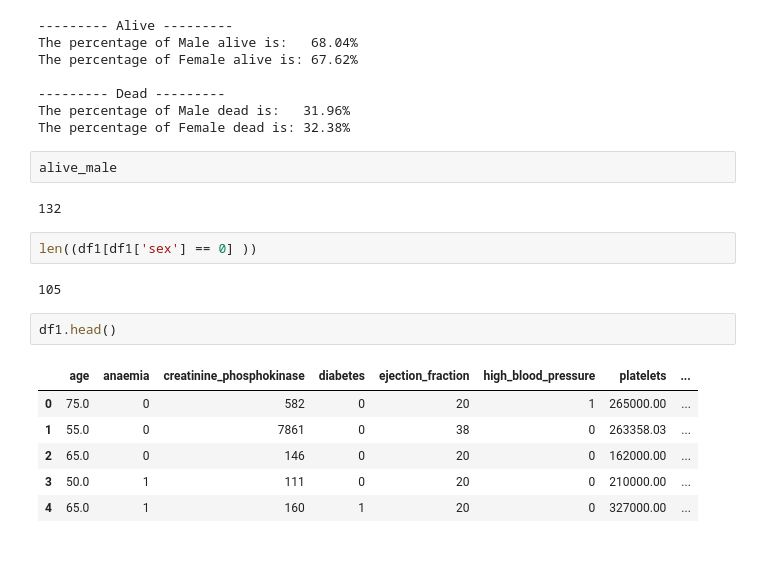
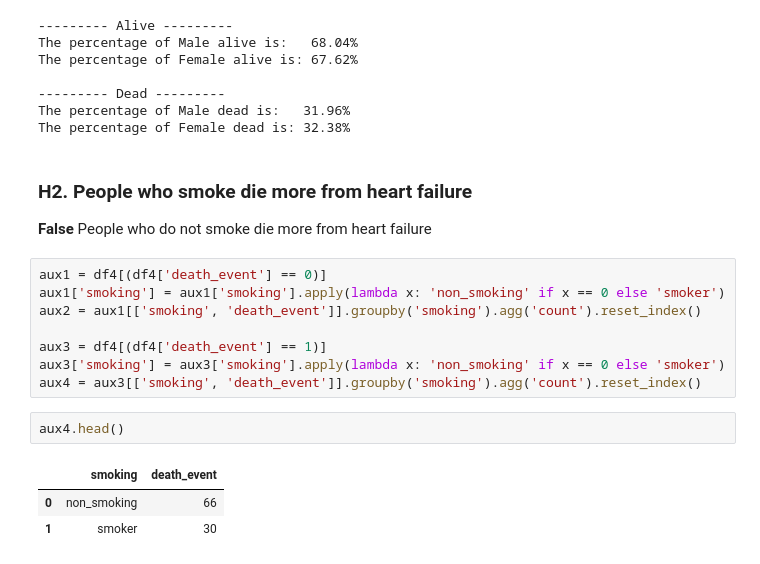
Before and after one commit to alexandrecalmon/cardiac_insufficiency, a Jupyter notebook: m04_v01_cardiac_insufficiency_prediction.ipynb, the cells around one changed output. Saved outputs shown, nothing was run; the diff lists cells and outputs as text.

```diff
--- a/m04_v01_cardiac_insufficiency_prediction.ipynb
+++ b/m04_v01_cardiac_insufficiency_prediction.ipynb
@@ -362,20 +361,20 @@ The percentage of Female alive is: 67.62%
 --------- Dead ---------
 The percentage of Male dead is:   31.96%
 The percentage of Female dead is: 32.38%
-# %%
-alive_male
-# %% [output]
-132
-# %%
-len((df1[df1['sex'] == 0] ))
-# %% [output]
-105
+# %% [markdown]
+### **H2.** People who smoke die more from heart failure
+**False** People who do not smoke die more from heart failure
+# %%
+aux1 = df4[(df4['death_event'] == 0)]
+aux1['smoking'] = aux1['smoking'].apply(lambda x: 'non_smoking' if x == 0 else 'smoker')
+aux2 = aux1[['smoking', 'death_event']].groupby('smoking').agg('count').reset_index()
+
+aux3 = df4[(df4['death_event'] == 1)]
+aux3['smoking'] = aux3['smoking'].apply(lambda x: 'non_smoking' if x == 0 else 'smoker')
+aux4 = aux3[['smoking', 'death_event']].groupby('smoking').agg('count').reset_index()
 # %%
-df1.head()
+aux4.head()
 # %% [output]
-|  | age | anaemia | creatinine_phosphokinase | diabetes | ejection_fraction | high_blood_pressure | platelets | ... |
-| 0 | 75.0 | 0 | 582 | 0 | 20 | 1 | 265000.00 | ... |
-| 1 | 55.0 | 0 | 7861 | 0 | 38 | 0 | 263358.03 | ... |
-| 2 | 65.0 | 0 | 146 | 0 | 20 | 0 | 162000.00 | ... |
-| 3 | 50.0 | 1 | 111 | 0 | 20 | 0 | 210000.00 | ... |
-| 4 | 65.0 | 1 | 160 | 1 | 20 | 0 | 327000.00 | ... |
+|  | smoking | death_event |
+| 0 | non_smoking | 66 |
+| 1 | smoker | 30 |
```
Also changed, not shown: parts of 30 cells of this notebook.
